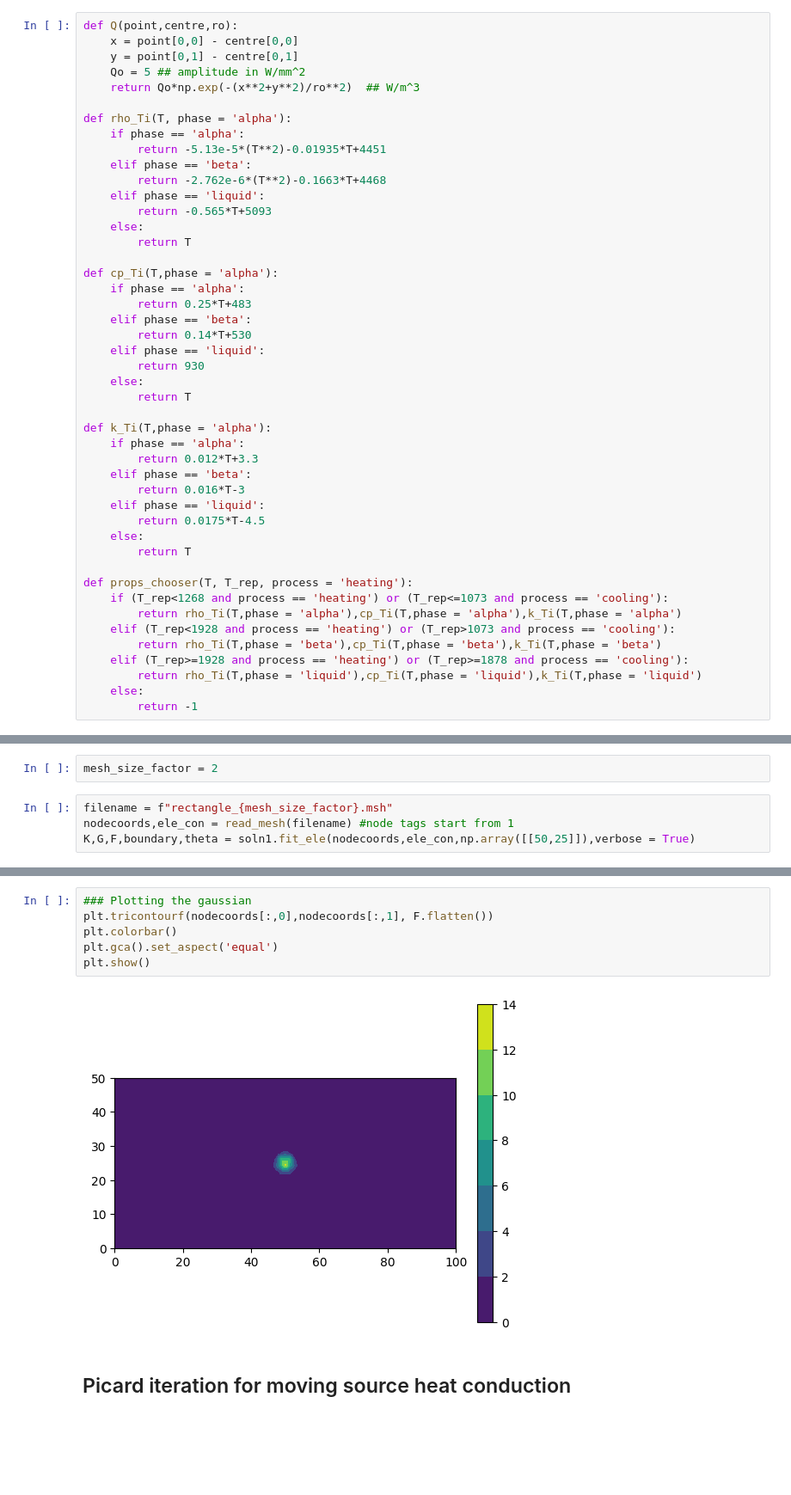
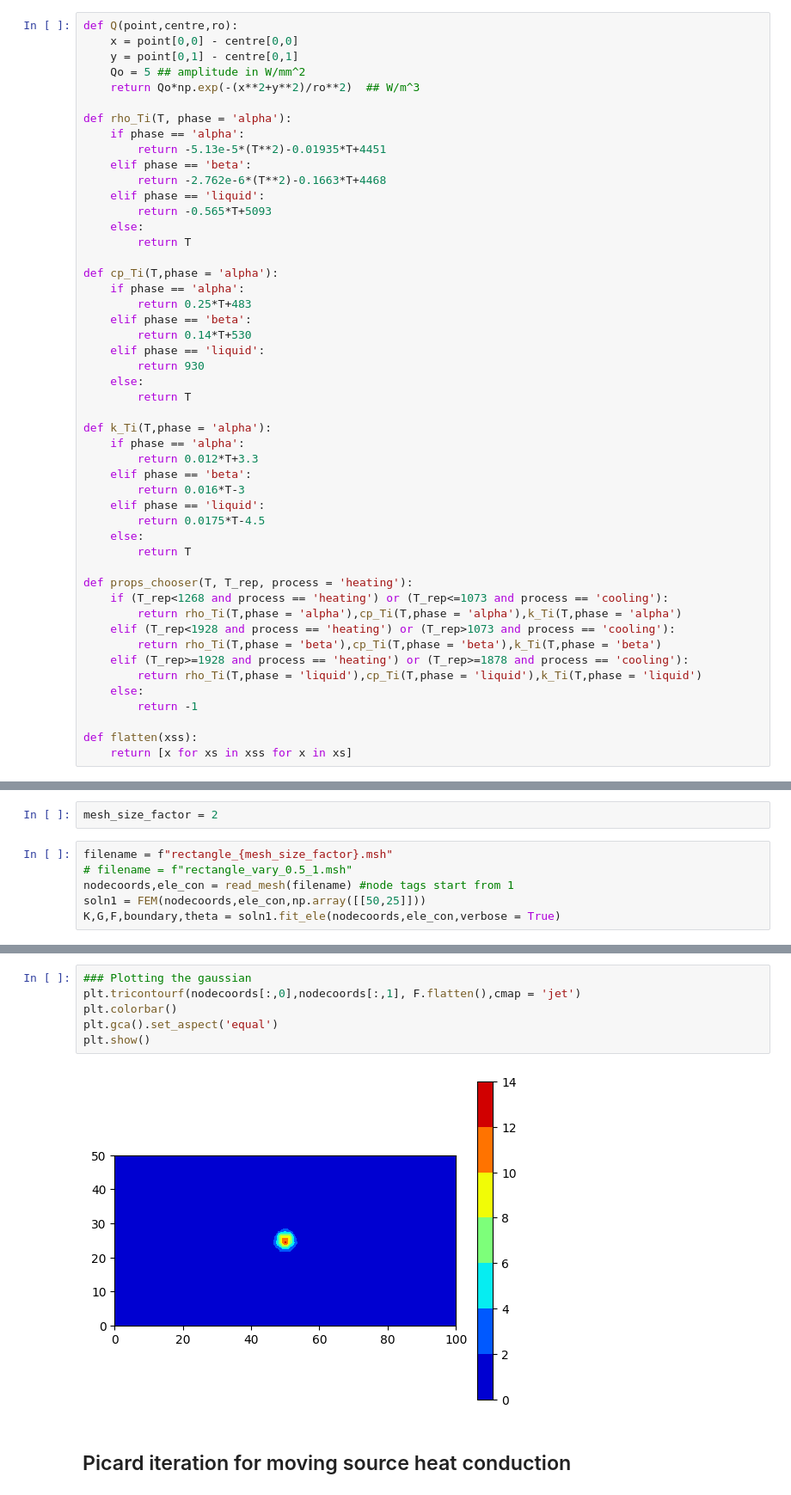
Before and after one commit to me21b172/ME5204-Project, a Jupyter notebook: Jayagowtham/Jayagowtham_project.ipynb, the cells around one changed output, grey strips where cells are left out. Shown at 86% size. Saved outputs shown, nothing was run; the diff lists cells and outputs as text; blank space fills up the shorter version.

```diff
--- a/Jayagowtham/Jayagowtham_project.ipynb
+++ b/Jayagowtham/Jayagowtham_project.ipynb
@@ -84,5 +87,8 @@ def props_chooser(T, T_rep, process = 'heating'):
         return rho_Ti(T,phase = 'liquid'),cp_Ti(T,phase = 'liquid'),k_Ti(T,phase = 'liquid')
     else:
         return -1
+
+def flatten(xss):
+    return [x for xs in xss for x in xs]
 # %%
 class FEM:
@@ -201,8 +194,10 @@ soln1 = FEM()
 mesh_size_factor = 2
 # %%
 filename = f"rectangle_{mesh_size_factor}.msh"
+# filename = f"rectangle_vary_0.5_1.msh"
 nodecoords,ele_con = read_mesh(filename) #node tags start from 1
-K,G,F,boundary,theta = soln1.fit_ele(nodecoords,ele_con,np.array([[50,25]]),verbose = True)
+soln1 = FEM(nodecoords,ele_con,np.array([[50,25]]))
+K,G,F,boundary,theta = soln1.fit_ele(nodecoords,ele_con,verbose = True)
 # %% [output]
 Reading rectangle_2.msh
 Number of nodes in the mesh: 1542
@@ -219,11 +230,11 @@ plt.show()
 # %%
 ### Plotting the gaussian
-plt.tricontourf(nodecoords[:,0],nodecoords[:,1], F.flatten())
+plt.tricontourf(nodecoords[:,0],nodecoords[:,1], F.flatten(),cmap = 'jet')
 plt.colorbar()
 plt.gca().set_aspect('equal')
 plt.show()
 # %% [output]
-[figure, old version]
+[figure, new version]
 # %% [markdown]
 ## Picard iteration for moving source heat conduction
 # %%
```
Also changed, not shown: parts of 12 cells of this notebook.
